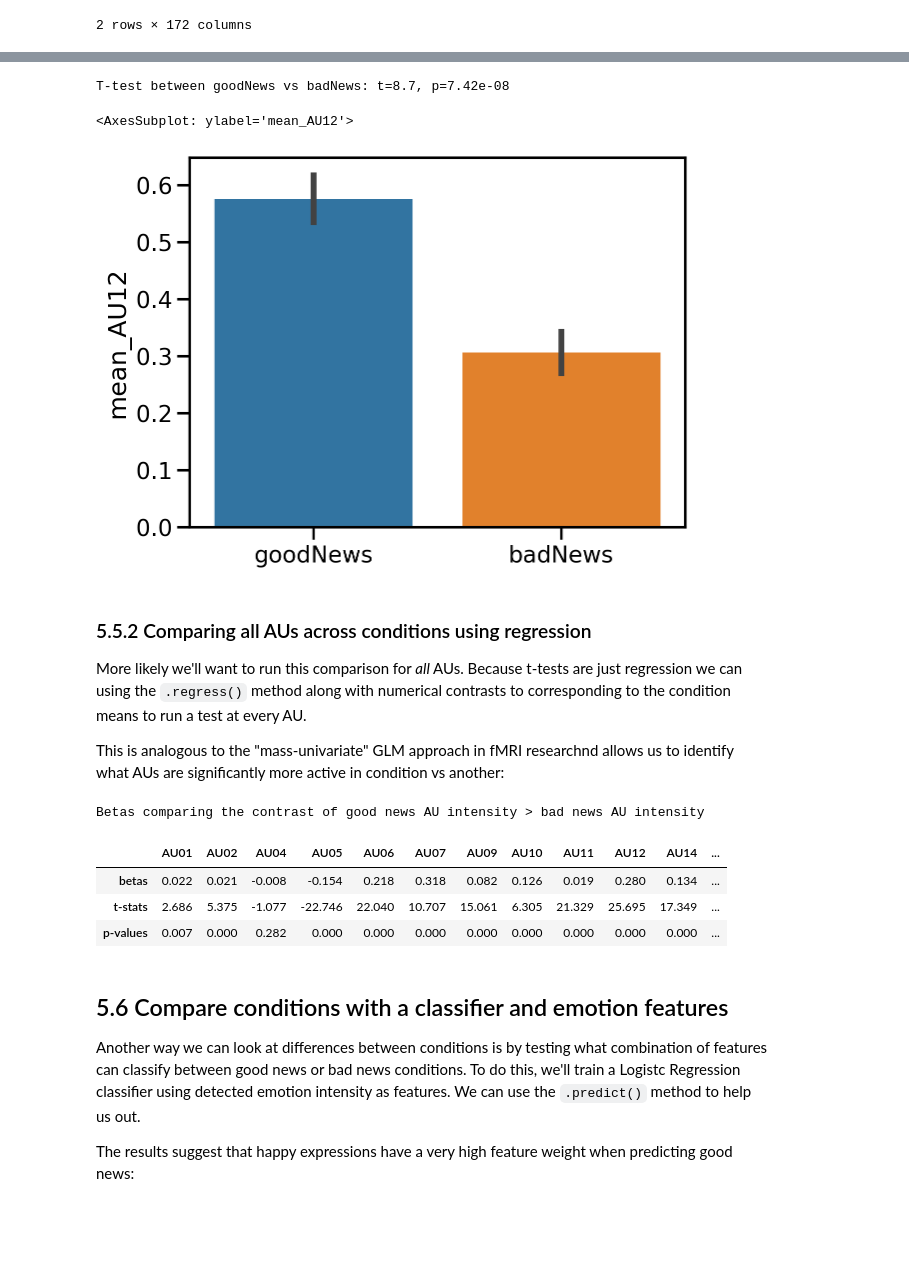
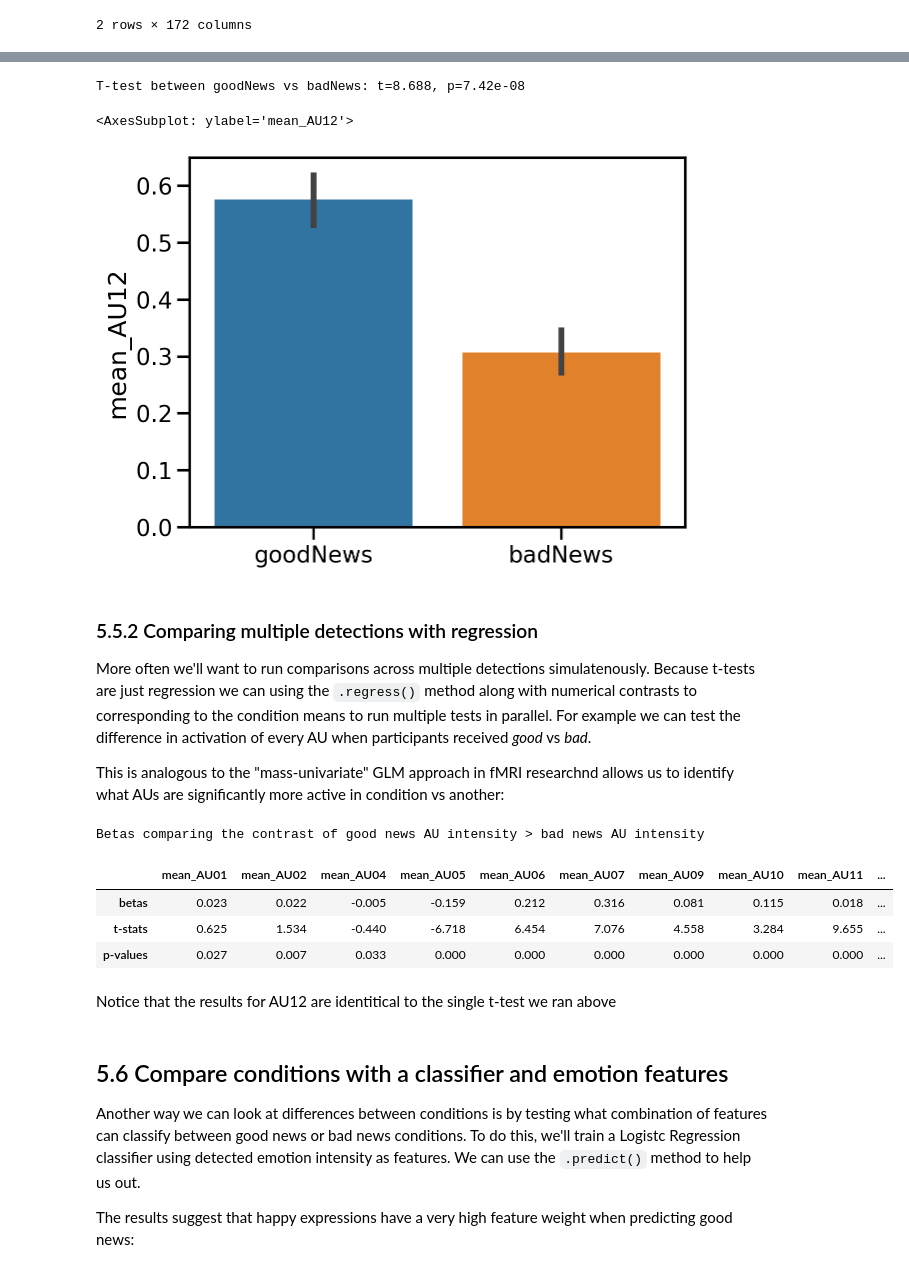
Before and after one commit to cosanlab/py-feat, a Jupyter notebook: docs/basic_tutorials/05_fex_analysis.ipynb, the cells around one changed output, grey strips where cells are left out. Saved outputs shown, nothing was run; the diff lists cells and outputs as text; code cells hidden in the pictures; blank space fills up the shorter version.

```diff
--- a/docs/basic_tutorials/05_fex_analysis.ipynb
+++ b/docs/basic_tutorials/05_fex_analysis.ipynb
@@ -88,5 +97,3 @@ for video in tqdm(videos):
         print(f"Processing: {video}")
         fex = detector.detect_video(video)
         fex.to_csv(out_name, index=False)
-    else:
-        print(f"{video} already processed")
@@ -156,8 +132,10 @@ clip_attrs.head()
 # %%
 # Set sessions to the input filenames
-fex.sessions = fex['input'].str.replace('.csv', '.mp4')
+fex.sessions = fex['input']
 
-# Now extracting the mean is grouped by video
-average_au_intensity_per_video = fex.extract_mean()
-average_au_intensity_per_video.head()
+# Now extracting the mean groups frames by video
+video_means = fex.extract_mean()
+
+video_means.shape # 20 rows = 20 videos
+video_means.head()
 # %% [output]
@@ -182,11 +152,13 @@ clip_attrs.head()
 # %%
 # Assign each processed frame to the condition it came from
-conditions = dict(zip(clip_attrs['input'], clip_attrs['condition']))
+conditions = dict(
+    zip(clip_attrs["input"].str.replace(".mp4", ".csv"), clip_attrs["condition"])
+)
 fex.sessions = fex.sessions.map(conditions)
 
 # Now extracting the mean is grouped by session (experimental condition)
-average_au_intensity_per_condition = fex.extract_mean()
-average_au_intensity_per_condition.head()
+condition_means = fex.extract_mean()
+condition_means.head()
 # %% [output]
 |  | mean_FaceRectX | mean_FaceRectY | mean_FaceRectWidth | mean_FaceRectHeight | mean_FaceScore | mean_x_0 | ... |
 | badNews | 214.635489 | 192.681785 | 247.538792 | 347.235740 | 0.999405 | 314.186505 | ... |
@@ -243,53 +175,64 @@ More likely we want to compare experimental conditions using a two-sample t-test
+# %%
+video_means.sessions = pd.Series(video_means.sessions).map(conditions)  # we defined this in the previous cell
 # %%
-columns2compare = "mean_AU12"
-sessions = ("goodNews", "badNews")
+t, p = video_means.ttest_ind(col="mean_AU12")
 
-t, p = average_au_intensity_per_video.ttest_ind(col=columns2compare, sessions=sessions)
-print(f"T-test between {sessions[0]} vs {sessions[1]}: t={t:.2g}, p={p:.3g}")
+sessions = video_means.sessions.unique()
+
+print(f"T-test between {sessions[0]} vs {sessions[1]}: t={t:.4g}, p={p:.3g}")
 sns.barplot(
-    x=average_au_intensity_per_video.sessions,
-    y=columns2compare,
-    data=average_au_intensity_per_video,
+    x=video_means.sessions.values,
+    y="mean_AU12",
+    data=video_means,
 )
 # %% [output]
-T-test between goodNews vs badNews: t=8.7, p=7.42e-08
+T-test between goodNews vs badNews: t=8.688, p=7.42e-08
 <AxesSubplot: ylabel='mean_AU12'>
 [figure]
 # %% [markdown]
-### 5.5.2 Comparing all AUs across conditions using regression
+### 5.5.2 Comparing multiple detections with regression
 
-More likely we'll want to run this comparison for *all* AUs. Because t-tests are just regression we can using the `.regress()` method along with numerical contrasts to corresponding to the condition means to run a test at every AU.
+More often we'll want to run comparisons across multiple detections simulatenously. Because t-tests are just regression we can using the `.regress()` method along with numerical contrasts to corresponding to the condition means to run multiple tests in parallel. For example we can test the difference in activation of every AU when participants received *good* vs *bad*.
 
 This is analogous to the "mass-univariate" GLM approach in fMRI researchnd allows us to identify what AUs are significantly more active in condition vs another:
 # %%
 # This time replace the labels for each condition with a numerical contrast code
 # We'll use these contrasts are predictors in our regression
-X = pd.DataFrame(fex.sessions.replace({"goodNews": 0.5, "badNews": -0.5}))
+X = pd.DataFrame(
+    video_means.sessions.replace({"goodNews": 0.5, "badNews": -0.5})
+)
 
 # Add an intercept to the regression
 X["intercept"] = 1
 
 # The dependent variable is AU intensity
-y = fex.aus
+y = video_means.aus
+
 # Now we get a t-test at every AU
 b, se, t, p, df, residuals = fex.regress(X=X, y=y)
 
+# We can perform bonferroni correction for multiple comparisions:
+p_bonf = p / p.shape[1]
+
 print("Betas comparing the contrast of good news AU intensity > bad news AU intensity")
+
 results = pd.concat(
     [
         b.round(3).loc[[0]].rename(index={0: "betas"}),
         t.round(3).loc[[0]].rename(index={0: "t-stats"}),
-        p.round(3).loc[[0]].rename(index={0: "p-values"}),
+        p_bonf.round(3).loc[[0]].rename(index={0: "p-values"}),
     ]
 )
 
 results
 # %% [output]
 Betas comparing the contrast of good news AU intensity > bad news AU intensity
-|  | AU01 | AU02 | AU04 | AU05 | AU06 | AU07 | AU09 | AU10 | AU11 | AU12 | AU14 | ... |
-| betas | 0.022 | 0.021 | -0.008 | -0.154 | 0.218 | 0.318 | 0.082 | 0.126 | 0.019 | 0.280 | 0.134 | ... |
-| t-stats | 2.686 | 5.375 | -1.077 | -22.746 | 22.040 | 10.707 | 15.061 | 6.305 | 21.329 | 25.695 | 17.349 | ... |
-| p-values | 0.007 | 0.000 | 0.282 | 0.000 | 0.000 | 0.000 | 0.000 | 0.000 | 0.000 | 0.000 | 0.000 | ... |
+|  | mean_AU01 | mean_AU02 | mean_AU04 | mean_AU05 | mean_AU06 | mean_AU07 | mean_AU09 | mean_AU10 | mean_AU11 | ... |
+| betas | 0.023 | 0.022 | -0.005 | -0.159 | 0.212 | 0.316 | 0.081 | 0.115 | 0.018 | ... |
+| t-stats | 0.625 | 1.534 | -0.440 | -6.718 | 6.454 | 7.076 | 4.558 | 3.284 | 9.655 | ... |
+| p-values | 0.027 | 0.007 | 0.033 | 0.000 | 0.000 | 0.000 | 0.000 | 0.000 | 0.000 | ... |
+# %% [markdown]
+Notice that the results for AU12 are identitical to the single t-test we ran above
 # %% [markdown]
 ## 5.6 Compare conditions with a classifier and emotion features
 
```
Also changed, not shown: parts of 31 cells of this notebook, 3 other files.
